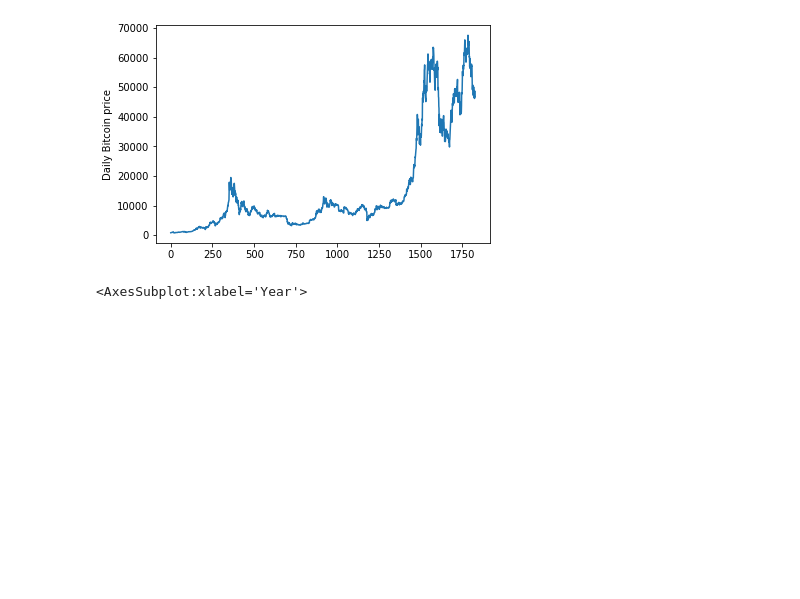
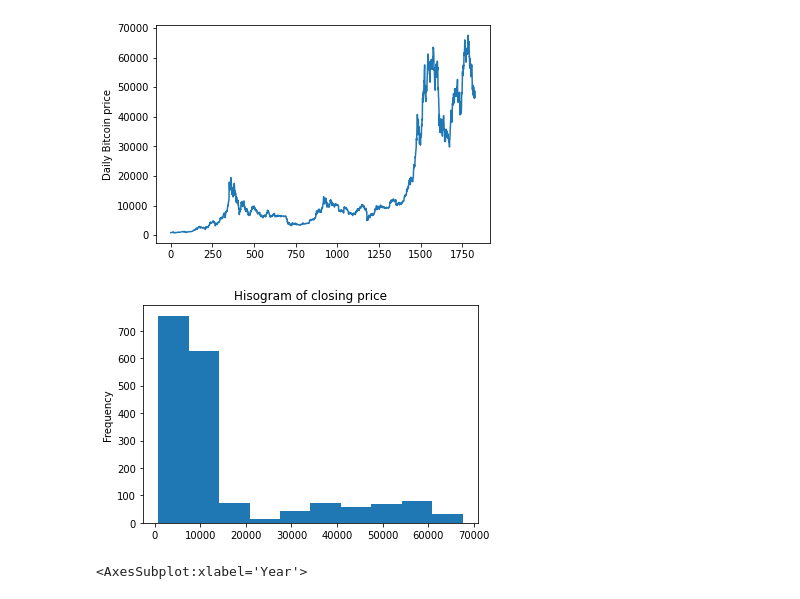
Before and after one commit to marina-sam14/BitcoinClosePricePrediction, a Jupyter notebook: MachineLearning.ipynb, the cells around one changed output. Drawn from its saved outputs; the diff is of its cells as text; code cells hidden in the pictures; blank space fills up the shorter version.

```diff
--- a/MachineLearning.ipynb
+++ b/MachineLearning.ipynb
@@ -193,6 +193,12 @@ plt.ylabel("Daily Bitcoin price")
 # %% [output]
 Text(0, 0.5, 'Daily Bitcoin price')
 [figure]
+# %%
+dataset['Close'].plot(style='k.',kind='hist')
+plt.title('Hisogram of closing price')
+plt.show()
+# %% [output]
+[figure, added]
 # %%
 by_year = dataset['Close'].groupby(dataset['Year']).mean()
 by_year.plot()
```
Also changed, not shown: parts of 25 cells of this notebook, 3 other files.
